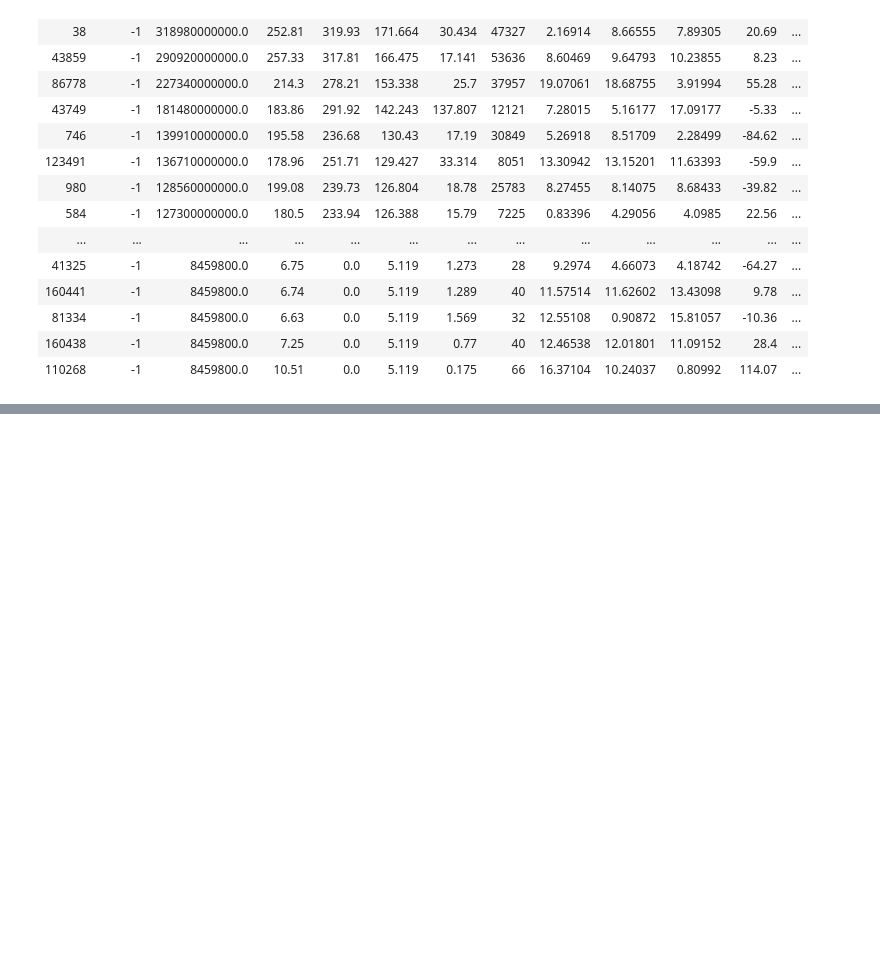
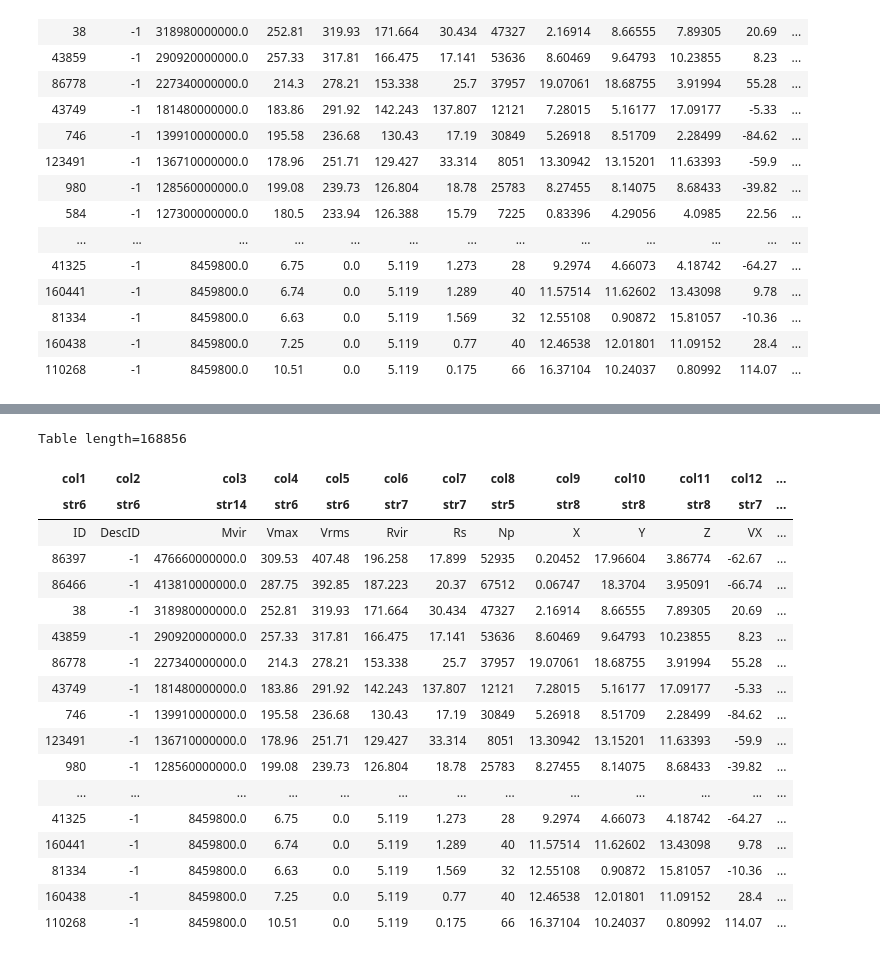
Before and after one commit to cavestruz/croc_CII, a Jupyter notebook: tools/Testing Notebook.ipynb, the cells around one changed output, grey strips where cells are left out. Saved outputs shown, nothing was run; the diff lists cells and outputs as text; code cells hidden in the pictures; blank space fills up the shorter version.

```diff
--- a/tools/Testing Notebook.ipynb
+++ b/tools/Testing Notebook.ipynb
@@ -817,0 +859,22 @@ Text(0, 0.5, 'log(SFR) ($M_\\odot$/yr)')
+# %%
+Table.read('/home/rnoorali/Data/rnoorali_turbo/LCII_total_all_halos_65_most_massive.txt',format='ascii')
+# %% [output]
+Table length=168856
+| col1 | col2 | col3 | col4 | col5 | col6 | col7 | col8 | col9 | col10 | col11 | col12 | ... |
+| str6 | str6 | str14 | str6 | str6 | str7 | str7 | str5 | str8 | str8 | str8 | str7 | ... |
+| ID | DescID | Mvir | Vmax | Vrms | Rvir | Rs | Np | X | Y | Z | VX | ... |
+| 86397 | -1 | 476660000000.0 | 309.53 | 407.48 | 196.258 | 17.899 | 52935 | 0.20452 | 17.96604 | 3.86774 | -62.67 | ... |
+| 86466 | -1 | 413810000000.0 | 287.75 | 392.85 | 187.223 | 20.37 | 67512 | 0.06747 | 18.3704 | 3.95091 | -66.74 | ... |
+| 38 | -1 | 318980000000.0 | 252.81 | 319.93 | 171.664 | 30.434 | 47327 | 2.16914 | 8.66555 | 7.89305 | 20.69 | ... |
+| 43859 | -1 | 290920000000.0 | 257.33 | 317.81 | 166.475 | 17.141 | 53636 | 8.60469 | 9.64793 | 10.23855 | 8.23 | ... |
+| 86778 | -1 | 227340000000.0 | 214.3 | 278.21 | 153.338 | 25.7 | 37957 | 19.07061 | 18.68755 | 3.91994 | 55.28 | ... |
+| 43749 | -1 | 181480000000.0 | 183.86 | 291.92 | 142.243 | 137.807 | 12121 | 7.28015 | 5.16177 | 17.09177 | -5.33 | ... |
+| 746 | -1 | 139910000000.0 | 195.58 | 236.68 | 130.43 | 17.19 | 30849 | 5.26918 | 8.51709 | 2.28499 | -84.62 | ... |
+| 123491 | -1 | 136710000000.0 | 178.96 | 251.71 | 129.427 | 33.314 | 8051 | 13.30942 | 13.15201 | 11.63393 | -59.9 | ... |
+| 980 | -1 | 128560000000.0 | 199.08 | 239.73 | 126.804 | 18.78 | 25783 | 8.27455 | 8.14075 | 8.68433 | -39.82 | ... |
+| ... | ... | ... | ... | ... | ... | ... | ... | ... | ... | ... | ... | ... |
+| 41325 | -1 | 8459800.0 | 6.75 | 0.0 | 5.119 | 1.273 | 28 | 9.2974 | 4.66073 | 4.18742 | -64.27 | ... |
+| 160441 | -1 | 8459800.0 | 6.74 | 0.0 | 5.119 | 1.289 | 40 | 11.57514 | 11.62602 | 13.43098 | 9.78 | ... |
+| 81334 | -1 | 8459800.0 | 6.63 | 0.0 | 5.119 | 1.569 | 32 | 12.55108 | 0.90872 | 15.81057 | -10.36 | ... |
+| 160438 | -1 | 8459800.0 | 7.25 | 0.0 | 5.119 | 0.77 | 40 | 12.46538 | 12.01801 | 11.09152 | 28.4 | ... |
+| 110268 | -1 | 8459800.0 | 10.51 | 0.0 | 5.119 | 0.175 | 66 | 16.37104 | 10.24037 | 0.80992 | 114.07 | ... |
```
Also changed, not shown: parts of 10 cells of this notebook, 5 other files.
